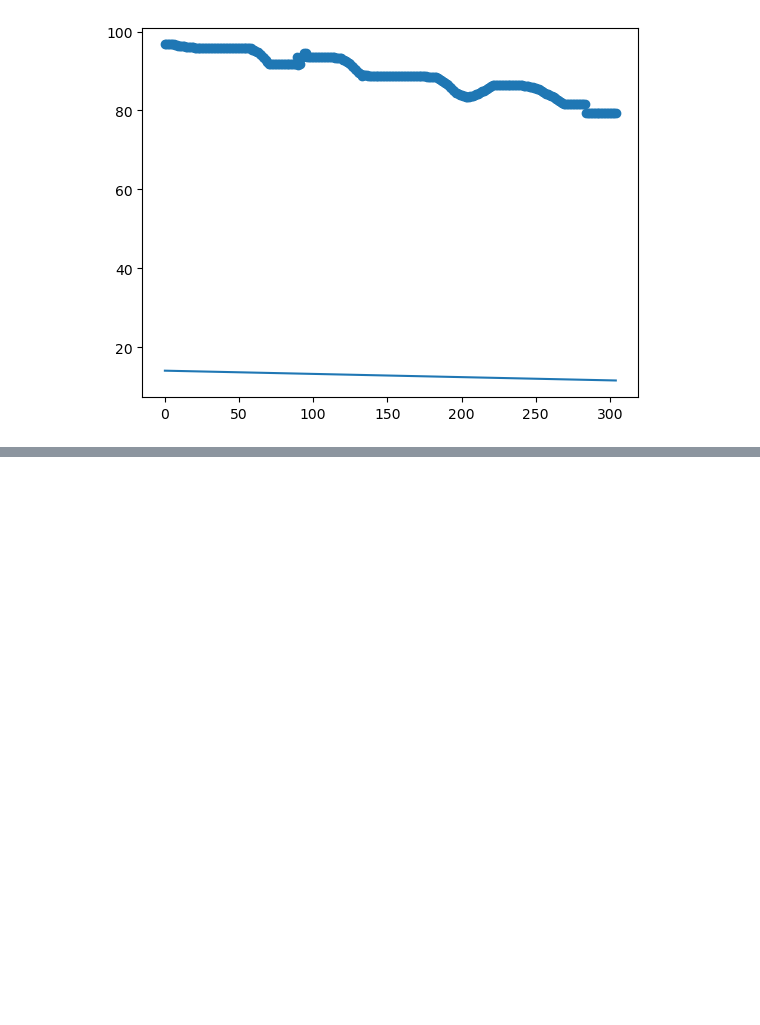
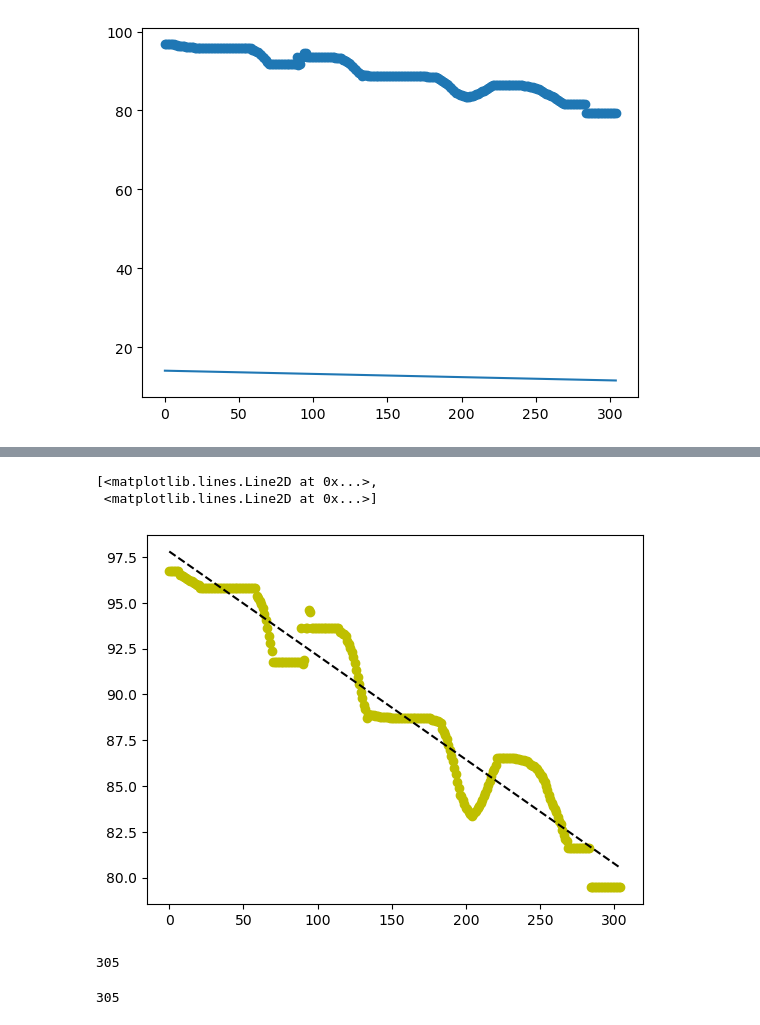
Before and after one commit to szavada/2025_GOES_Bolide_Project, a Jupyter notebook: Search_for_Alternate_Bolides.ipynb, the cells around one changed output, grey strips where cells are left out. Cells and saved outputs as stored; diff of their text form; code cells hidden in the pictures; blank space fills up the shorter version.

```diff
--- a/Search_for_Alternate_Bolides.ipynb
+++ b/Search_for_Alternate_Bolides.ipynb
@@ -173,0 +214,18 @@ linearregression(range(len(alt)), alt)
+# %%
+coef = np.polyfit(range(len(alt)), alt, 1)
+poly1d_fn = np.poly1d(coef)
+# poly1d_fn is now a function which takes in x and returns an estimate for y
+
+plt.plot(range(len(alt)), alt, 'yo', range(len(alt)), poly1d_fn(range(len(alt))), '--k') #'--k'=black dashed line, 'yo' = yellow circle marker
+# %% [output]
+[<matplotlib.lines.Line2D at 0x...>,
+ <matplotlib.lines.Line2D at 0x...>]
+[figure, added]
+# %%
+poly1d_fn(range(len(alt)))
+# %% [output]
+305
+# %%
+len(alt)
+# %% [output]
+305
```
Also changed, not shown: parts of 4 cells of this notebook, 8 other files.
